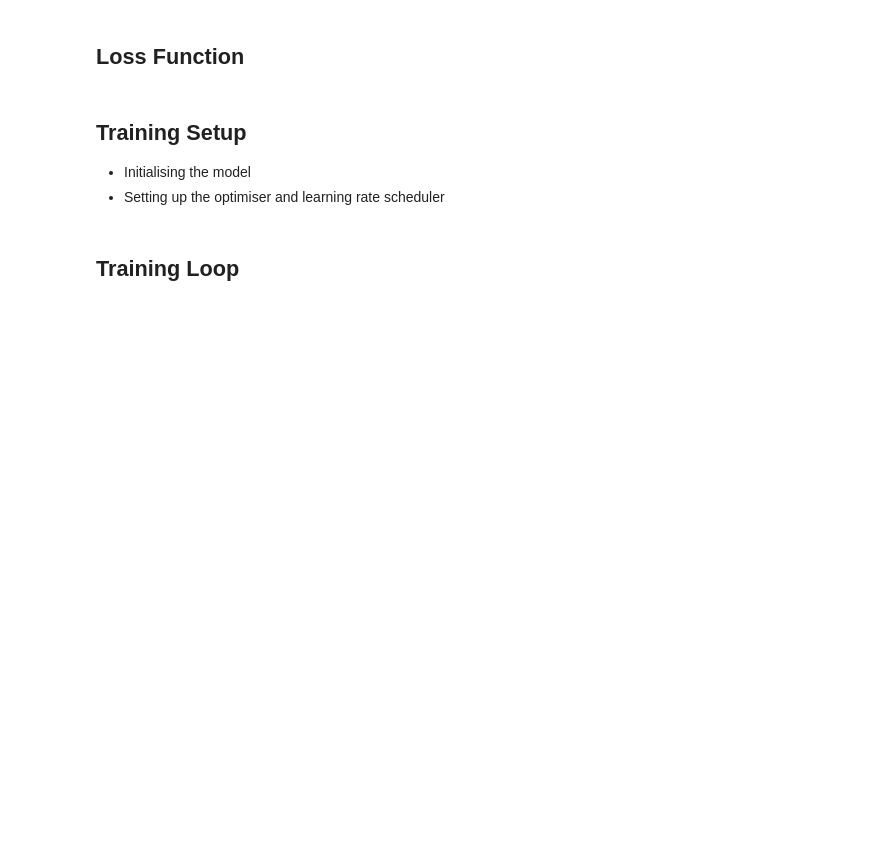
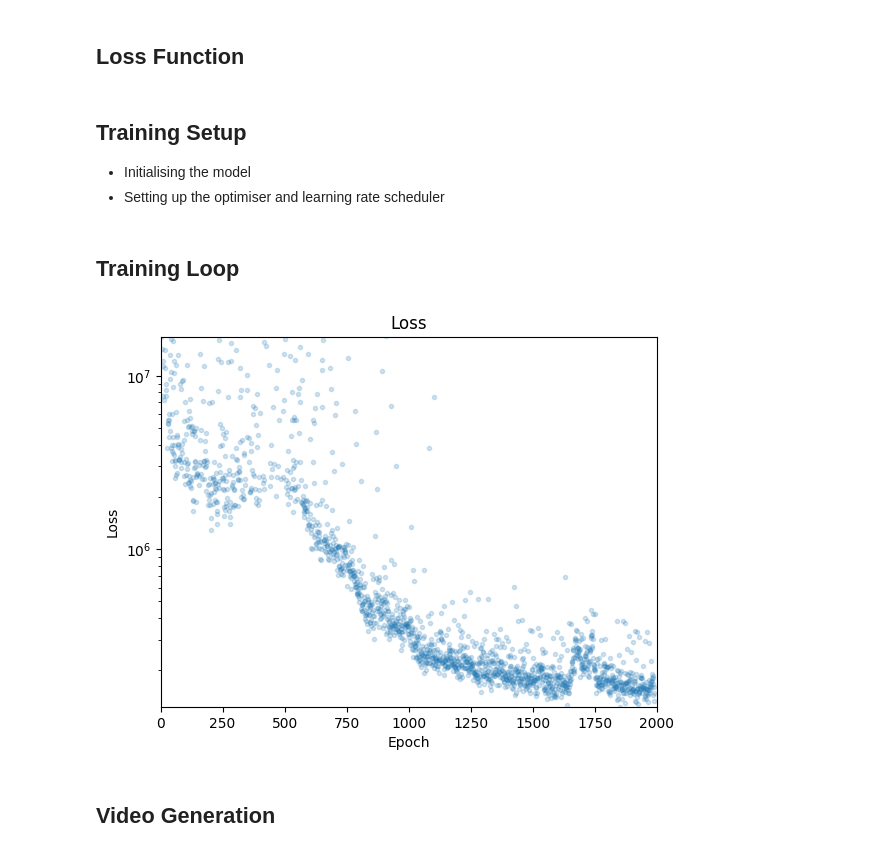
Before and after one commit to MonashDeepNeuron/Neural-Cellular-Automata, a Jupyter notebook: TorchModels/Texture/textures.ipynb, the cells around one changed output. Saved outputs shown, nothing was run; the diff lists cells and outputs as text; code cells hidden in the pictures; blank space fills up the shorter version.

```diff
--- a/TorchModels/Texture/textures.ipynb
+++ b/TorchModels/Texture/textures.ipynb
@@ -59,6 +66,7 @@ def extract_vgg_features(imgs: np.array):
 
         # Save relevant features
         if i in STYLE_LAYERS:
+            batches, channels, height, width = x.shape
             features.append(x.reshape(batches, channels, height*width))
 
     return features
@@ -67,7 +75,8 @@ def optimal_transport_loss(sample: torch.Tensor, target: torch.Tensor, projectio
     # TODO: Document and explain this function
     channels, n = sample.shape[-2:]
     projections = F.normalize(torch.randn(channels, projections_n), dim=0)
-    sample_projections, target_projections = sort_projections(sample, projections), sort_projections(target, projections)
+    sample_projections = sort_projections(sample, projections)
+    target_projections = sort_projections(target, projections)
     target_interpolation = F.interpolate(target_projections, size=n, mode='nearest')
     return (sample_projections - target_interpolation).square().sum()
 
@@ -76,7 +85,7 @@ def sort_projections(x, proj):
 
 def create_vgg_loss_fn(target: torch.Tensor):
     # Extract features from target image
-    target_features = extract_vgg_features(target[None])
+    target_features = extract_vgg_features(target)
 
     # Define loss function
     def vgg_loss_fn(sample: torch.Tensor) -> torch.Tensor:
@@ -95,42 +104,75 @@ def create_vgg_loss_fn(target: torch.Tensor):
 from model import SelfOrganisingTexture
 
 model = SelfOrganisingTexture()
-optimiser = torch.optim.Adam(model.parameters(), lr=0.01)
+optimiser = torch.optim.Adam(model.parameters(), lr=0.01, capturable=True)
 lr_scheduler = torch.optim.lr_scheduler.MultiStepLR(optimiser, milestones=[500, 1000], gamma=0.3)
-loss_fn = create_vgg_loss_fn(target)
 
-# Initialise CA state
+# Initialise 256 samples for batch training
 with torch.no_grad():
+  loss_fn = create_vgg_loss_fn(target)
   pool = model.seed(256)
 # %% [markdown]
 ## Training Loop
 # %%
 EPOCHS = 2000
 BATCH_SIZE = 4
 
+# Plot losses
+losses = []
+fig = plt.figure()
+ax = fig.add_subplot(1, 1, 1)
+
 for epoch in range(EPOCHS):
     with torch.no_grad():
         # Select a random batch of samples from the pool
-        batch_idx = torch.randperm(pool.size(0))[:BATCH_SIZE]
+        batch_idx = np.random.choice(len(pool), BATCH_SIZE, replace=False)
         x = pool[batch_idx]
 
         # Every 8 epochs, seed the model with a new sample
         if epoch % 8 == 0:
             x[:1] = model.seed(1)
 
     # Run the model for a random number of steps
     steps = np.random.randint(32, 96)
-    for k in range(steps):
+    for i in range(steps):
         x = model(x)
 
     # Calculate loss = overflow loss + VGG loss
     overflow_loss = (x - x.clamp(-1.0, 1.0)).abs().sum()
-    vgg_loss = create_vgg_loss_fn(x)
+    vgg_loss = loss_fn(model.rgb(x))
     loss = overflow_loss + vgg_loss
+    losses.append(loss.item())
 
     # Backpropagate and update model
     with torch.no_grad():
+        loss.backward()
+
+        # Normalise gradients
+        for param in model.parameters():
+            param.grad /= (param.grad.norm()+1e-8)
+
+        optimiser.step()
         optimiser.zero_grad()
-        loss.backward()
-        optimiser.step()
         lr_scheduler.step()
+
+        # Update the pool with the new samples
+        pool[batch_idx] = x
+
+        # Update loss plot
+        if epoch % 10 == 0:
+            ax.cla()
+            ax.set_yscale('log')
+            ax.set_xlim(0, EPOCHS)
+            ax.set_ylim(min(losses), losses[0])
+            ax.set_xlabel('Epoch')
+            ax.set_ylabel('Loss')
+            ax.set_title('Loss')
+            ax.plot(losses, '.', alpha=0.2)
+            display(fig)
+
+            # Clear the output and display the plot
+            clear_output(wait=True)
+# %% [output]
+[figure, added]
+# %% [markdown]
+## Video Generation
```
Also changed, not shown: parts of 4 cells of this notebook, 3 other files.
